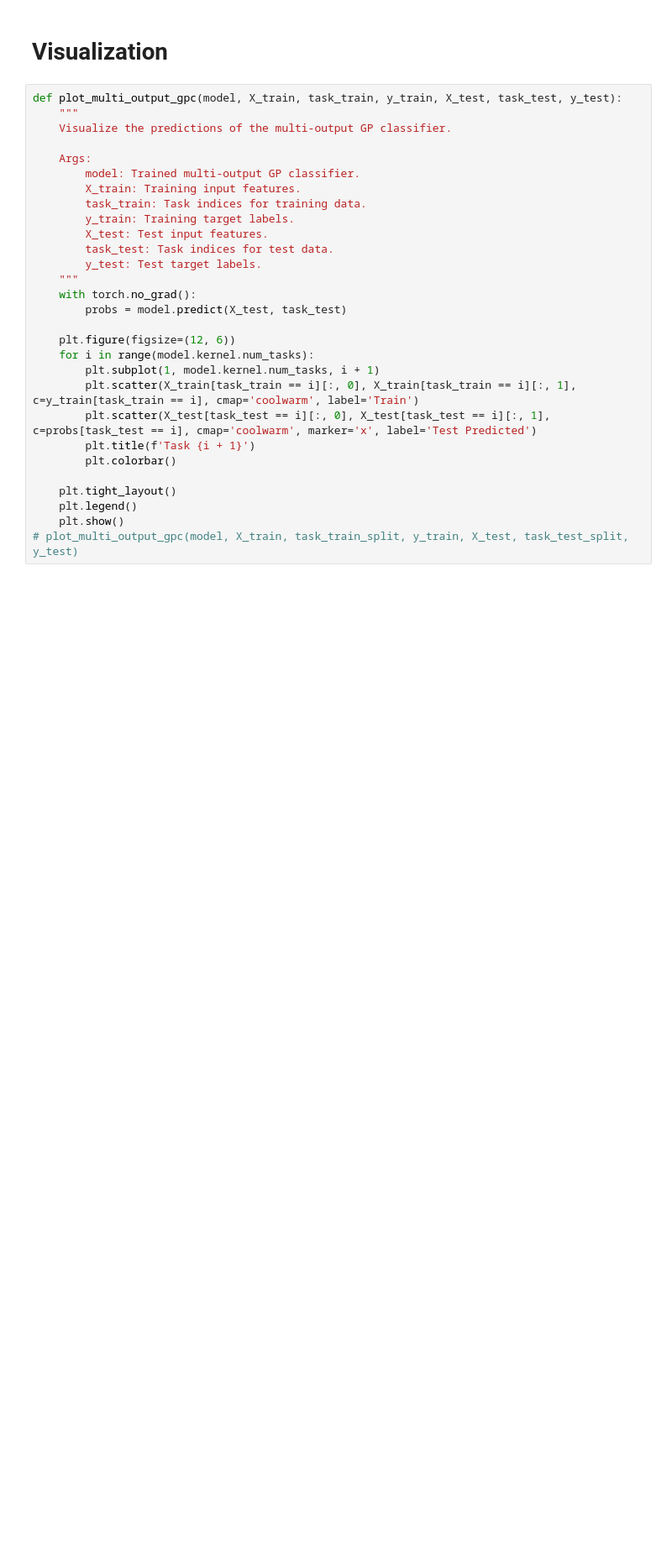
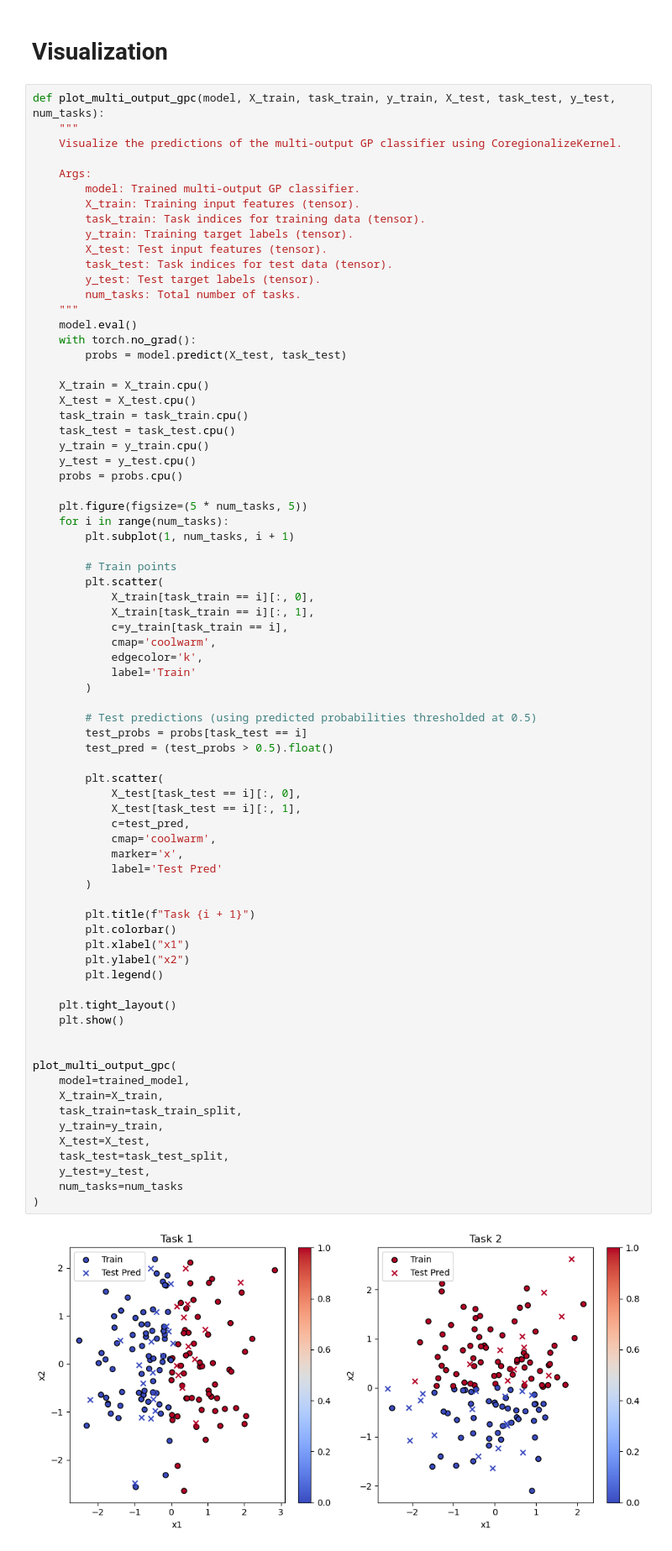
Before and after one commit to Kha7734/gaussian_process_from_scratch, a Jupyter notebook: pytorch/multi_output_gpc.ipynb, the cells around one changed output. Shown at 84% size. Drawn from its saved outputs; the diff is of its cells as text; blank space fills up the shorter version.

Commit message:
Update visualize function, update kernel with cuda compatiable

```diff
--- a/pytorch/multi_output_gpc.ipynb
+++ b/pytorch/multi_output_gpc.ipynb
@@ -461,31 +262,78 @@ tensor([0, 0, 0, 0, 0, 0, 1, 0, 1, 0, 1, 0, 0, 1, 1, 1, 1, 0, 1, 1, 0, 0, 1, 0,
 # %% [markdown]
 # Visualization
 # %%
-def plot_multi_output_gpc(model, X_train, task_train, y_train, X_test, task_test, y_test):
+def plot_multi_output_gpc(model, X_train, task_train, y_train, X_test, task_test, y_test, num_tasks):
     """
-    Visualize the predictions of the multi-output GP classifier.
+    Visualize the predictions of the multi-output GP classifier using CoregionalizeKernel.
 
     Args:
         model: Trained multi-output GP classifier.
-        X_train: Training input features.
-        task_train: Task indices for training data.
-        y_train: Training target labels.
-        X_test: Test input features.
-        task_test: Task indices for test data.
-        y_test: Test target labels.
+        X_train: Training input features (tensor).
+        task_train: Task indices for training data (tensor).
+        y_train: Training target labels (tensor).
+        X_test: Test input features (tensor).
+        task_test: Task indices for test data (tensor).
+        y_test: Test target labels (tensor).
+        num_tasks: Total number of tasks.
     """
+    model.eval()
     with torch.no_grad():
         probs = model.predict(X_test, task_test)
 
-    plt.figure(figsize=(12, 6))
-    for i in range(model.kernel.num_tasks):
-        plt.subplot(1, model.kernel.num_tasks, i + 1)
-        plt.scatter(X_train[task_train == i][:, 0], X_train[task_train == i][:, 1], c=y_train[task_train == i], cmap='coolwarm', label='Train')
-        plt.scatter(X_test[task_test == i][:, 0], X_test[task_test == i][:, 1], c=probs[task_test == i], cmap='coolwarm', marker='x', label='Test Predicted')
-        plt.title(f'Task {i + 1}')
+    X_train = X_train.cpu()
+    X_test = X_test.cpu()
+    task_train = task_train.cpu()
+    task_test = task_test.cpu()
+    y_train = y_train.cpu()
+    y_test = y_test.cpu()
+    probs = probs.cpu()
+
+    plt.figure(figsize=(5 * num_tasks, 5))
+    for i in range(num_tasks):
+        plt.subplot(1, num_tasks, i + 1)
+
+        # Train points
+        plt.scatter(
+            X_train[task_train == i][:, 0],
+            X_train[task_train == i][:, 1],
+            c=y_train[task_train == i],
+            cmap='coolwarm',
+            edgecolor='k',
+            label='Train'
+        )
+
+        # Test predictions (using predicted probabilities thresholded at 0.5)
+        test_probs = probs[task_test == i]
+        test_pred = (test_probs > 0.5).float()
+
+        plt.scatter(
+            X_test[task_test == i][:, 0],
+            X_test[task_test == i][:, 1],
+            c=test_pred,
+            cmap='coolwarm',
+            marker='x',
+            label='Test Pred'
+        )
+
+        plt.title(f"Task {i + 1}")
         plt.colorbar()
+        plt.xlabel("x1")
+        plt.ylabel("x2")
+        plt.legend()
 
     plt.tight_layout()
-    plt.legend()
     plt.show()
-# plot_multi_output_gpc(model, X_train, task_train_split, y_train, X_test, task_test_split, y_test)
+
+
+plot_multi_output_gpc(
+    model=trained_model,
+    X_train=X_train,
+    task_train=task_train_split,
+    y_train=y_train,
+    X_test=X_test,
+    task_test=task_test_split,
+    y_test=y_test,
+    num_tasks=num_tasks
+)
+# %% [output]
+[figure, added]
```
Also changed, not shown: parts of 8 cells of this notebook.
